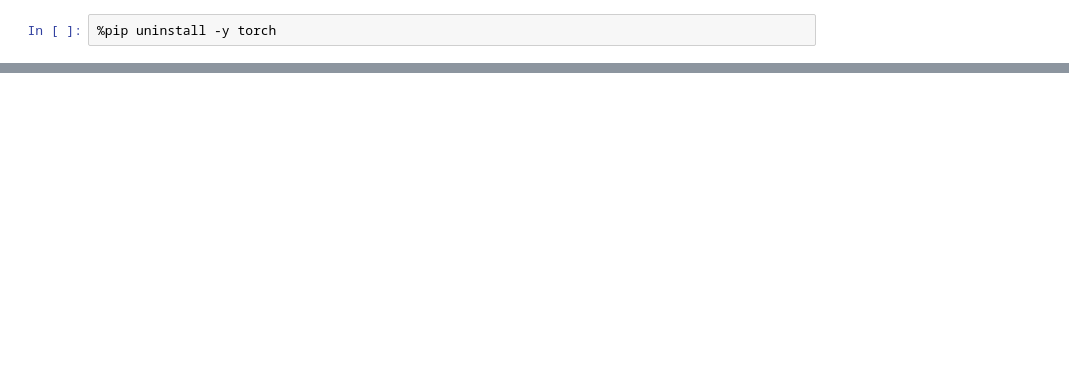
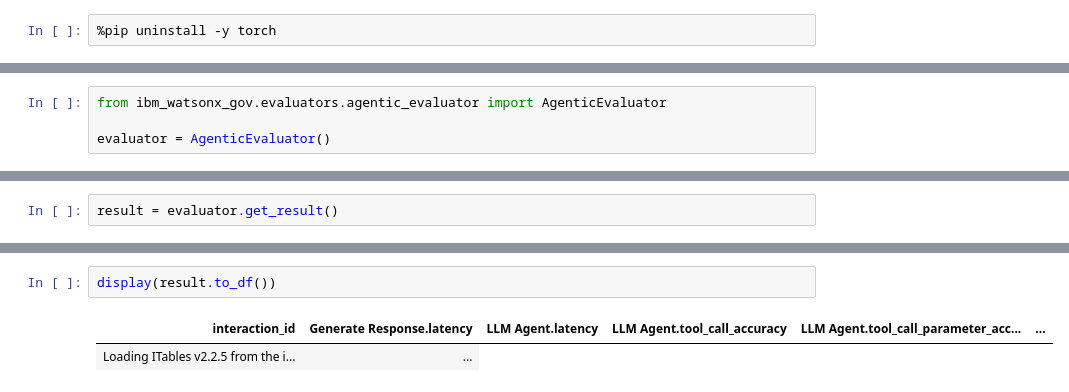
Before and after one commit to ericmartens/agentic-governance, a Jupyter notebook: governed-agentic-lab.ipynb, the cells around one changed output, grey strips where cells are left out. Cells and saved outputs as stored; diff of their text form; blank space fills up the shorter version.

```diff
--- a/governed-agentic-lab.ipynb
+++ b/governed-agentic-lab.ipynb
@@ -570,0 +173,4 @@ Author: [Swapna Somineni](swapna.somineni@in.ibm.com)
+# %%
+from ibm_watsonx_gov.evaluators.agentic_evaluator import AgenticEvaluator
+
+evaluator = AgenticEvaluator()
@@ -570,0 +348,2 @@ Author: [Swapna Somineni](swapna.somineni@in.ibm.com)
+# %%
+result = evaluator.get_result()
@@ -570,0 +354,5 @@ Author: [Swapna Somineni](swapna.somineni@in.ibm.com)
+# %%
+display(result.to_df())
+# %% [output]
+| interaction_id | Generate Response.latency | LLM Agent.latency | LLM Agent.tool_call_accuracy | LLM Agent.tool_call_parameter_acc... | ... |
+| Loading ITables v2.2.5 from the i... | ... |
```
Also changed, not shown: parts of 112 cells of this notebook, 1 other file.
